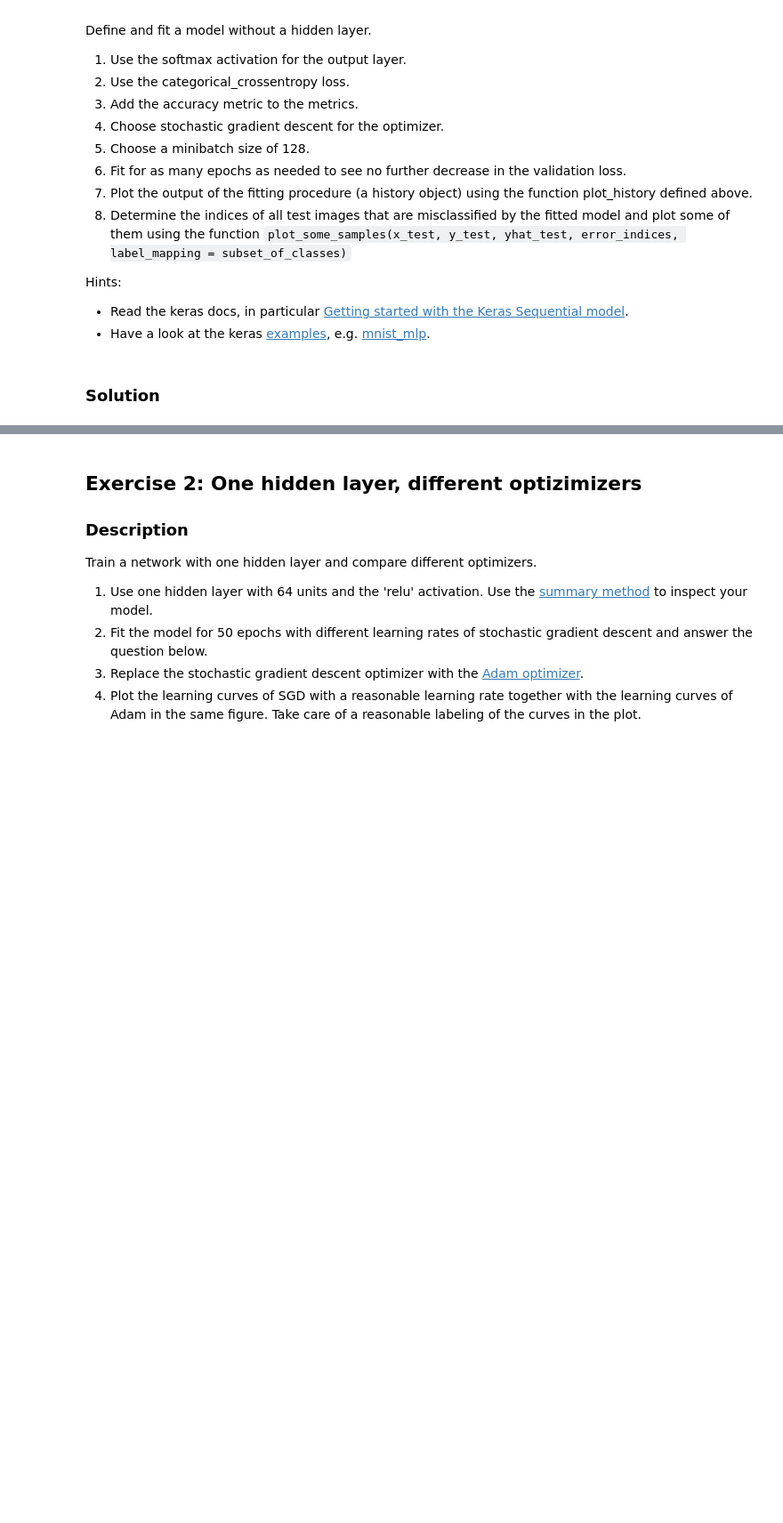
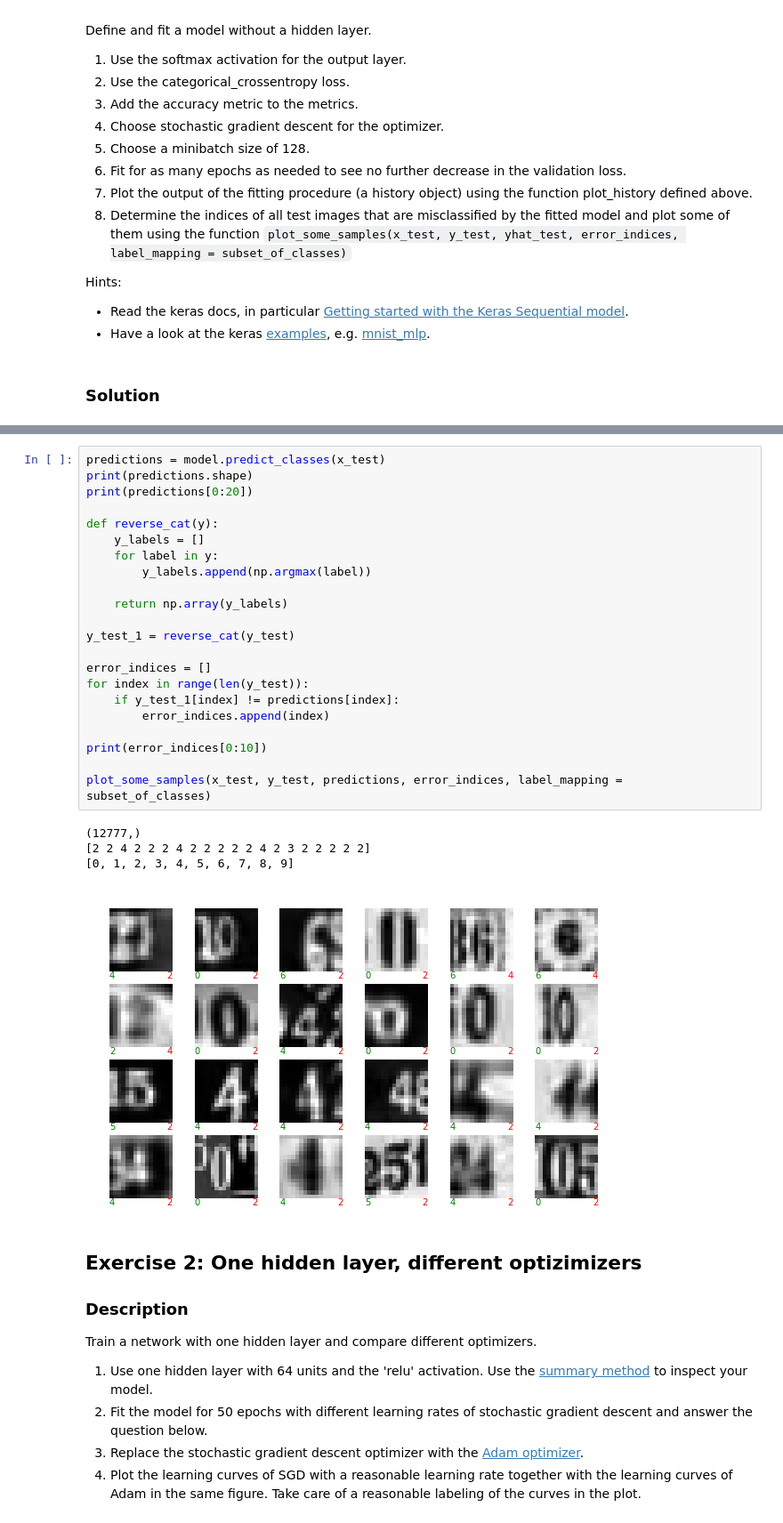
Before and after one commit to BrynjarGlims/ann_project_01, a Jupyter notebook: miniproject1.ipynb, the cells around one changed output, grey strips where cells are left out. Shown at 89% size. Saved outputs shown, nothing was run; the diff lists cells and outputs as text; blank space fills up the shorter version.

```diff
--- a/miniproject1.ipynb
+++ b/miniproject1.ipynb
@@ -208,3 +264,30 @@ Hints:
+# %%
+predictions = model.predict_classes(x_test)
+print(predictions.shape)
+print(predictions[0:20])
+
+def reverse_cat(y):
+    y_labels = []
+    for label in y:
+        y_labels.append(np.argmax(label))
+
+    return np.array(y_labels)
+
+y_test_1 = reverse_cat(y_test)
+
+error_indices = []
+for index in range(len(y_test)):
+    if y_test_1[index] != predictions[index]:
+        error_indices.append(index)
+
+print(error_indices[0:10])
+
+plot_some_samples(x_test, y_test, predictions, error_indices, label_mapping = subset_of_classes)
+# %% [output]
+(12777,)
+[2 2 4 2 2 2 4 2 2 2 2 2 4 2 3 2 2 2 2 2]
+[0, 1, 2, 3, 4, 5, 6, 7, 8, 9]
+[figure, added]
 # %% [markdown]
 ## Exercise 2: One hidden layer, different optizimizers
 ### Description
```
Also changed, not shown: parts of 11 cells of this notebook.
